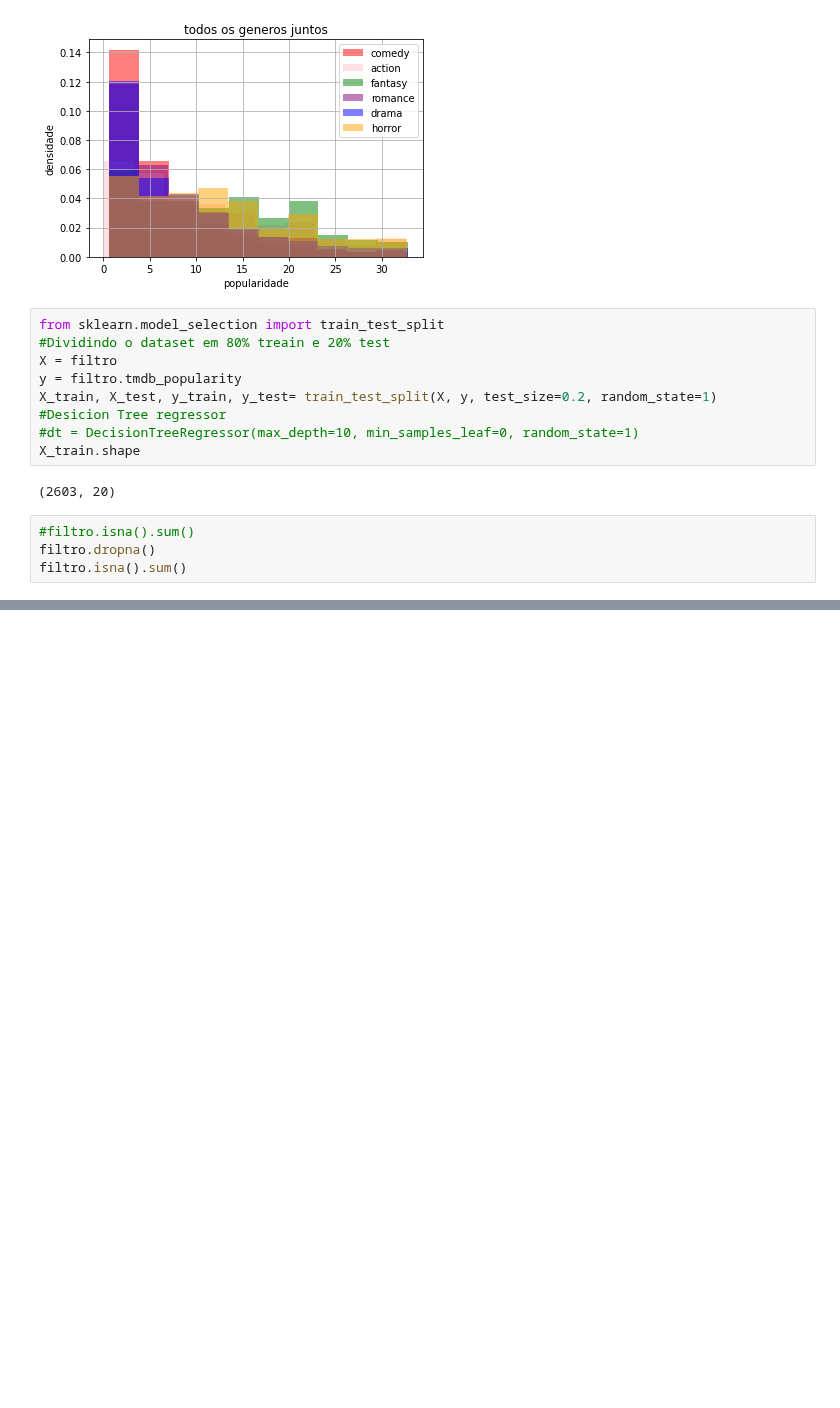
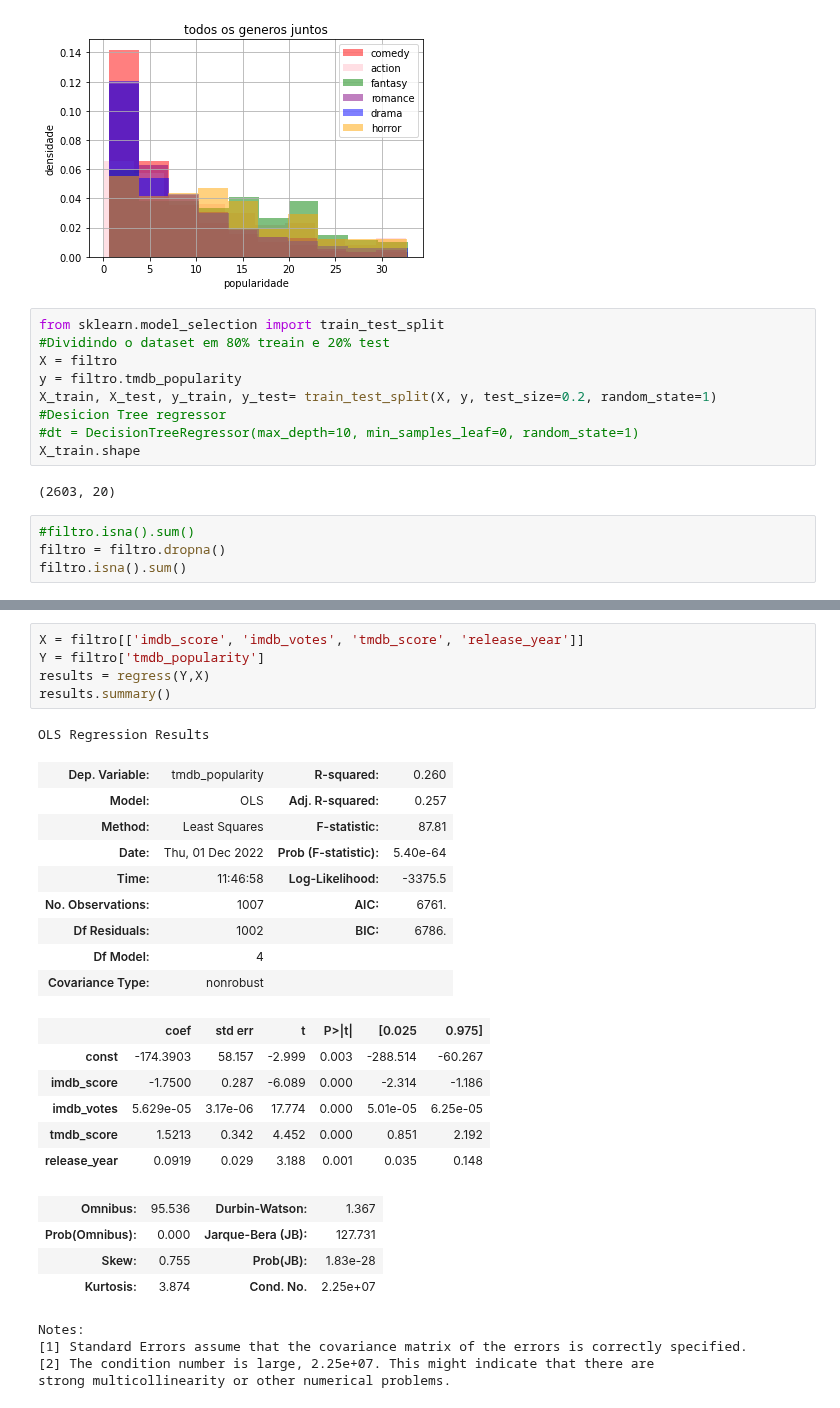
Before and after one commit to insper-classroom/22-2c-cd-p2-grupo_mace_girls, a Jupyter notebook: dados/relatorio.ipynb, the cells around one changed output, grey strips where cells are left out. Drawn from its saved outputs; the diff is of its cells as text; blank space fills up the shorter version.

Commit message:
regressao

```diff
--- a/dados/relatorio.ipynb
+++ b/dados/relatorio.ipynb
@@ -346,6 +346,6 @@ X_train.shape
 (2603, 20)
 # %%
 #filtro.isna().sum()
-filtro.dropna()
+filtro = filtro.dropna()
 filtro.isna().sum()
 # %% [output]
@@ -383,0 +408,30 @@ MissingDataError: exog contains inf or nans
+# %%
+X = filtro[['imdb_score', 'imdb_votes', 'tmdb_score', 'release_year']]
+Y = filtro['tmdb_popularity']
+results = regress(Y,X)
+results.summary()
+# %% [output]
+OLS Regression Results
+| Dep. Variable: | tmdb_popularity | R-squared: | 0.260 |
+| Model: | OLS | Adj. R-squared: | 0.257 |
+| Method: | Least Squares | F-statistic: | 87.81 |
+| Date: | Thu, 01 Dec 2022 | Prob (F-statistic): | 5.40e-64 |
+| Time: | 11:46:58 | Log-Likelihood: | -3375.5 |
+| No. Observations: | 1007 | AIC: | 6761. |
+| Df Residuals: | 1002 | BIC: | 6786. |
+| Df Model: | 4 |  |  |
+| Covariance Type: | nonrobust |  |  |
+|  | coef | std err | t | P>|t| | [0.025 | 0.975] |
+| const | -174.3903 | 58.157 | -2.999 | 0.003 | -288.514 | -60.267 |
+| imdb_score | -1.7500 | 0.287 | -6.089 | 0.000 | -2.314 | -1.186 |
+| imdb_votes | 5.629e-05 | 3.17e-06 | 17.774 | 0.000 | 5.01e-05 | 6.25e-05 |
+| tmdb_score | 1.5213 | 0.342 | 4.452 | 0.000 | 0.851 | 2.192 |
+| release_year | 0.0919 | 0.029 | 3.188 | 0.001 | 0.035 | 0.148 |
+| Omnibus: | 95.536 | Durbin-Watson: | 1.367 |
+| Prob(Omnibus): | 0.000 | Jarque-Bera (JB): | 127.731 |
+| Skew: | 0.755 | Prob(JB): | 1.83e-28 |
+| Kurtosis: | 3.874 | Cond. No. | 2.25e+07 |
+Notes:
+[1] Standard Errors assume that the covariance matrix of the errors is correctly specified.
+[2] The condition number is large, 2.25e+07. This might indicate that there are
+strong multicollinearity or other numerical problems.
```
Also changed, not shown: parts of 4 cells of this notebook.
